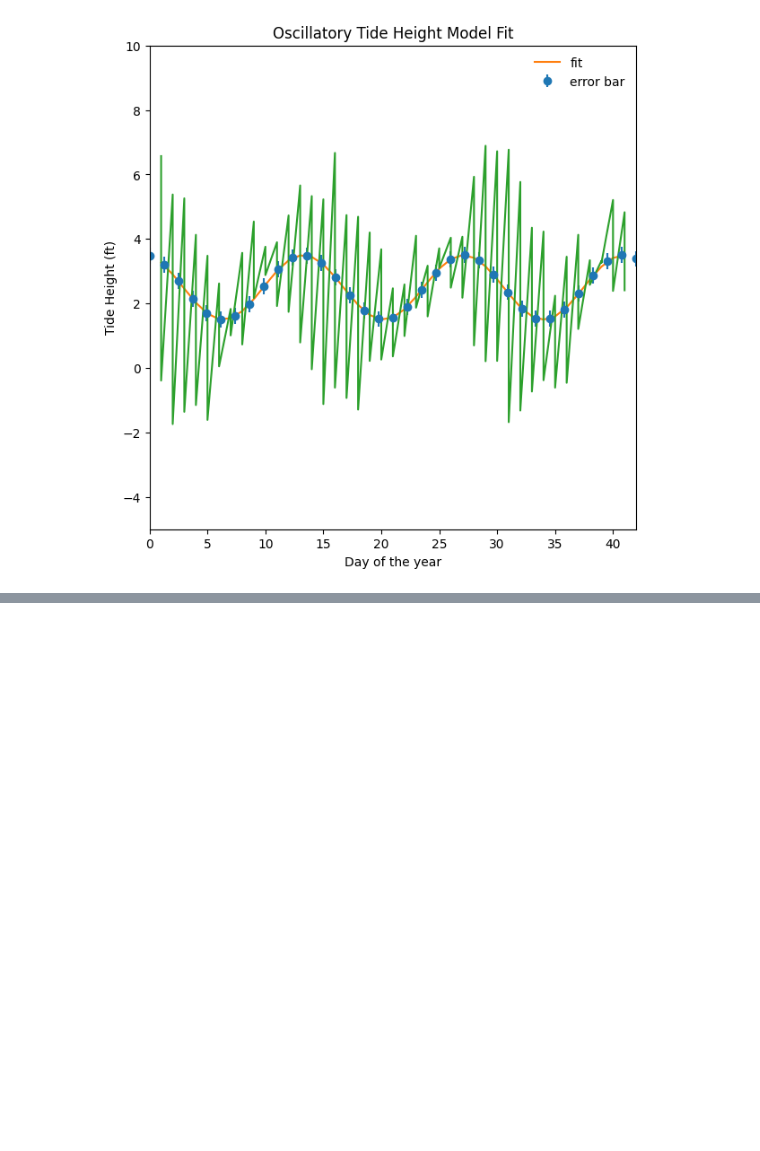
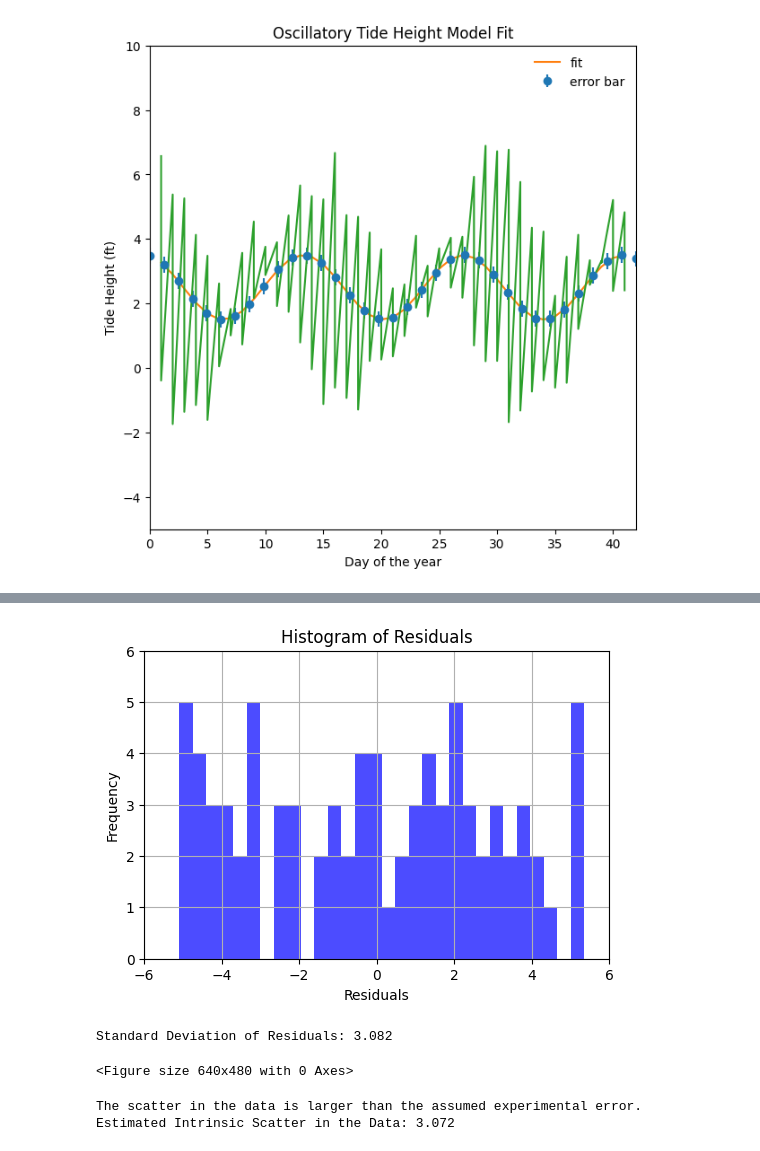
Before and after one commit to lily-wohlstadter/astr19groupproject, a Jupyter notebook: Group Project.ipynb, the cells around one changed output, grey strips where cells are left out. Cells and saved outputs as stored; diff of their text form; code cells hidden in the pictures; blank space fills up the shorter version.

```diff
--- a/Group Project.ipynb
+++ b/Group Project.ipynb
@@ -89,0 +123,33 @@ plt.savefig("group_prj_plot.PDF", bbox_inches="tight",facecolor="Blue")
+# %%
+#plot histogram of residuals
+plt.figure(figsize=(6, 4))
+plt.hist(residuals, bins=30, color='blue', alpha=0.7)
+plt.axis([-6,6, 0,6])
+plt.xlabel('Residuals')
+plt.ylabel('Frequency')
+plt.title('Histogram of Residuals')
+plt.grid(True)
+plt.show()
+plt.savefig('histogramofresiduals.pdf')
+
+
+#calculate the standard deviation of residuals
+residuals_std = np.std(residuals)
+print(f'Standard Deviation of Residuals: {residuals_std:.3f}')
+# %% [output]
+[figure, added]
+Standard Deviation of Residuals: 3.082
+<Figure size 640x480 with 0 Axes>
+# %%
+#is the scatter in the data larger than the assumed experimental error?
+if residuals_std > 0.25:
+    print("The scatter in the data is larger than the assumed experimental error.")
+else:
+    print("The scatter in the data is not larger than the assumed experimental error.")
+
+#estimate intrinsic scatter in the data after accounting for the assumed measurement error
+intrinsic_scatter = np.sqrt(residuals_std**2 - 0.25**2)
+print(f"Estimated Intrinsic Scatter in the Data: {intrinsic_scatter:.3f}")
+# %% [output]
+The scatter in the data is larger than the assumed experimental error.
+Estimated Intrinsic Scatter in the Data: 3.072
```
Also changed, not shown: parts of 10 cells of this notebook.
